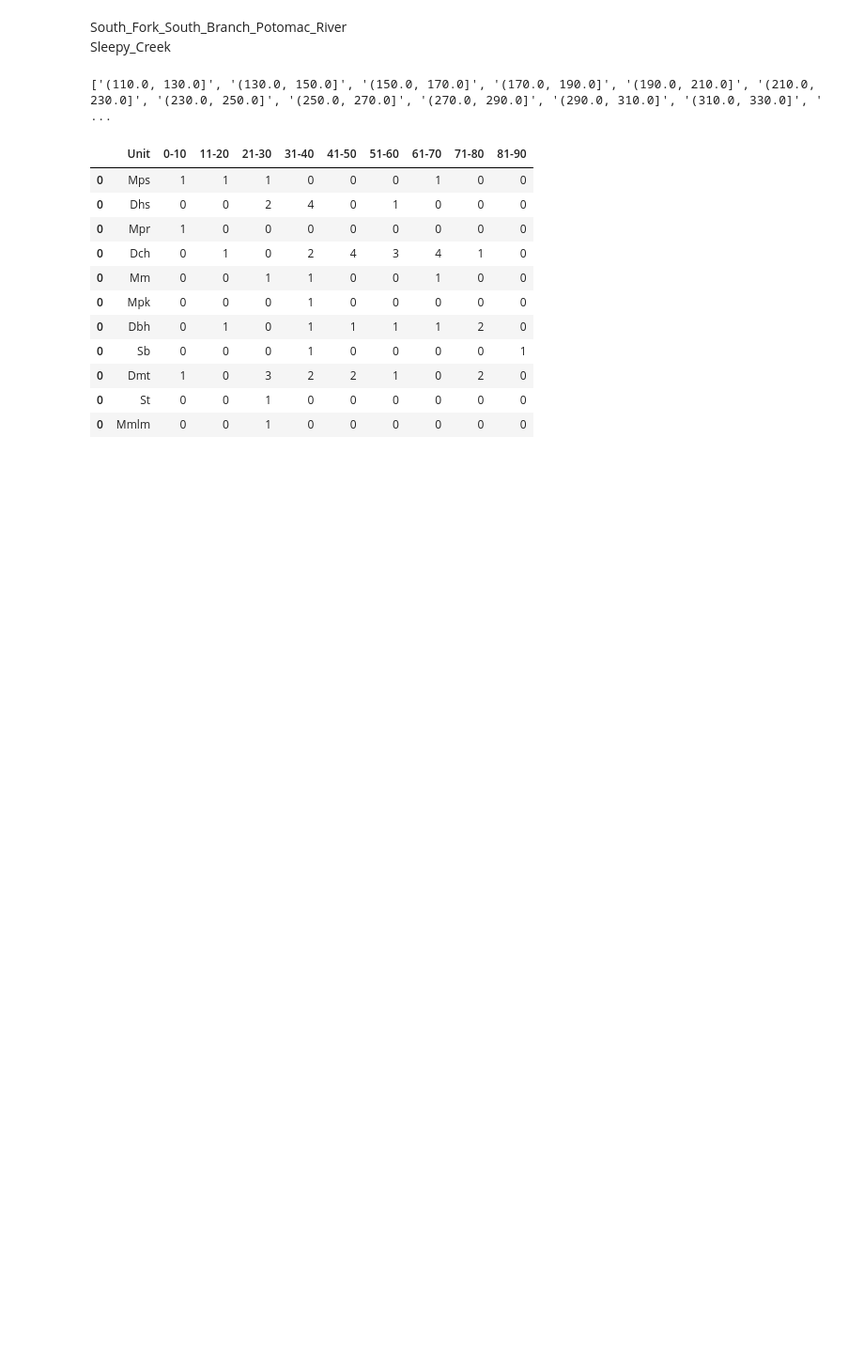
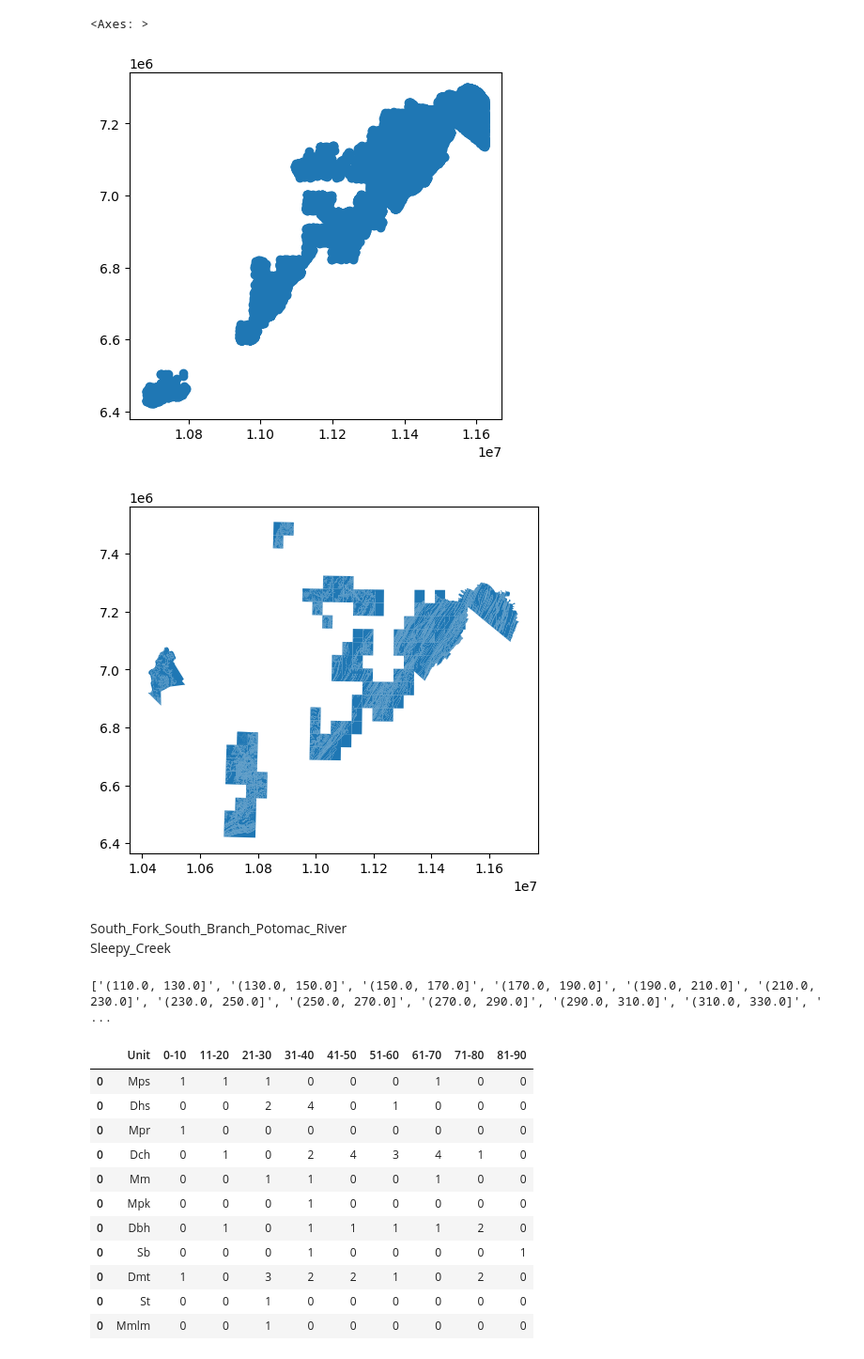
Before and after one commit to ntlewis1251/Nick-Lewis-Research, a Jupyter notebook: working_files/jupyter_proto/wv_dip_analyses.ipynb, the cells around one changed output. Shown: that part at 94% size. Saved outputs shown, nothing was run; the diff lists cells and outputs as text; code cells hidden in the pictures; blank space fills up the shorter version.

```diff
--- a/working_files/jupyter_proto/wv_dip_analyses.ipynb
+++ b/working_files/jupyter_proto/wv_dip_analyses.ipynb
@@ -43,6 +43,13 @@ for path in path_list:
 
 master_dip_gdf = master_dip_gdf[['dip_angle', 'dip_direct', 'geometry']].drop_duplicates(subset = ['geometry'], keep='first').to_crs(CRS.from_epsg(2283))
 master_geol_gdf = master_geol_gdf[['unit_abbrv', 'geometry']].to_crs(CRS.from_epsg(2283))
+# %%
+master_dip_gdf.plot()
+master_geol_gdf.plot()
+# %% [output]
+<Axes: >
+[figure, added]
+[figure, added]
 # %%
 from pyproj import Proj, transform
 import numpy as np
```
